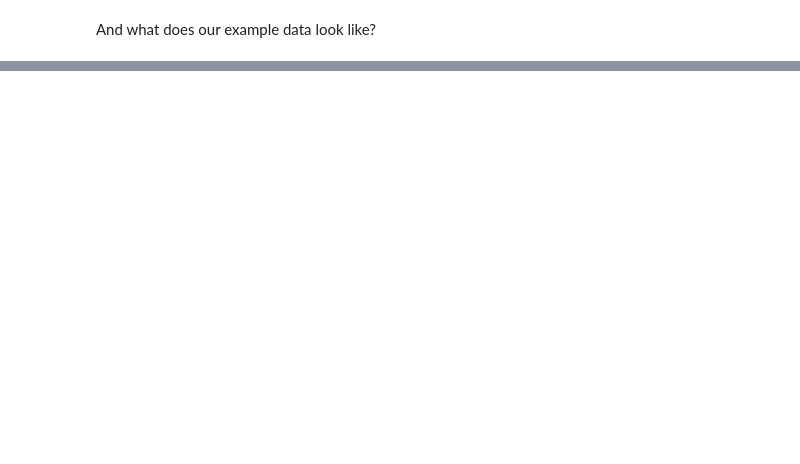
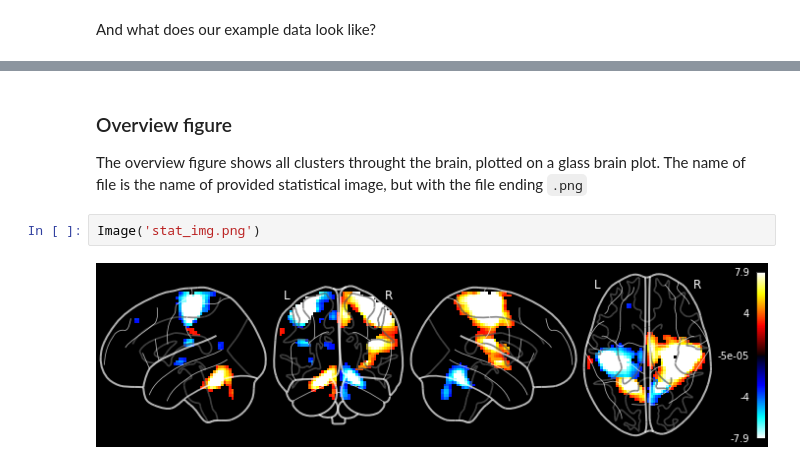
Before and after one commit to miykael/atlasreader, a Jupyter notebook: notebooks/atlasreader.ipynb, the cells around one changed output, grey strips where cells are left out. Drawn from its saved outputs; the diff is of its cells as text; blank space fills up the shorter version.

```diff
--- a/notebooks/atlasreader.ipynb
+++ b/notebooks/atlasreader.ipynb
@@ -129,0 +111,8 @@ Let's begin with running the `help` argument so we can look at the input paramet
+# %% [markdown]
+### Overview figure
+
+The overview figure shows all clusters throught the brain, plotted on a glass brain plot. The name of file is the name of provided statistical image, but with the file ending `.png`
+# %%
+Image('stat_img.png')
+# %% [output]
+[figure, added]
```
Also changed, not shown: parts of 102 cells of this notebook.
